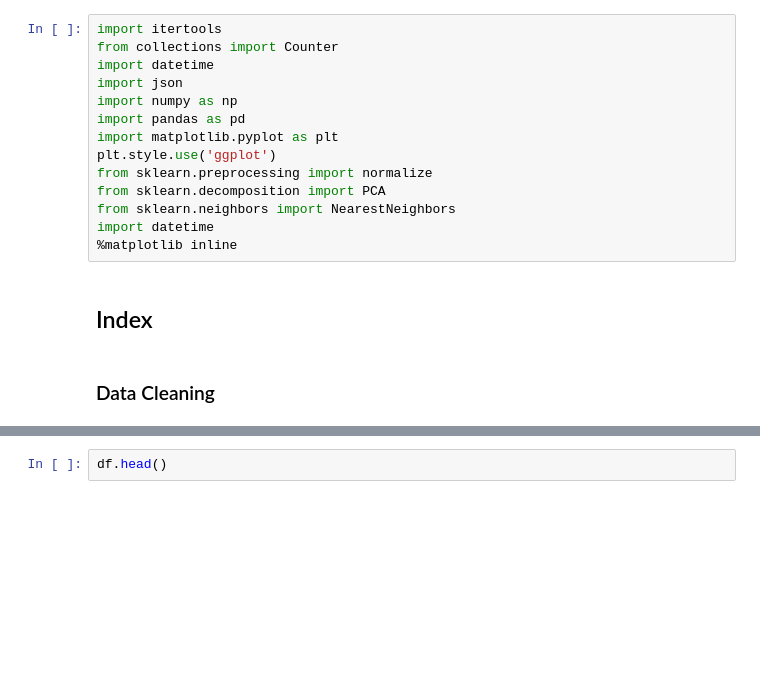
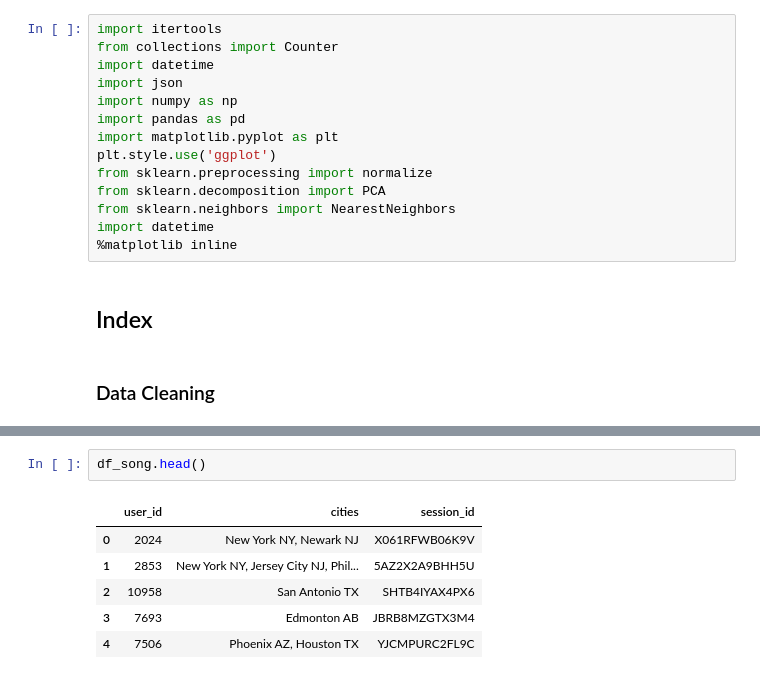
Before and after one commit to dipalira/DS-Challenges, a Jupyter notebook: City Similarity/City Similarity.ipynb, the cells around one changed output, grey strips where cells are left out. Cells and saved outputs as stored; diff of their text form; blank space fills up the shorter version.

```diff
--- a/City Similarity/City Similarity.ipynb
+++ b/City Similarity/City Similarity.ipynb
@@ -59,2 +79,9 @@ KeyError: 'timestamp'
 # %%
-df.head()
+df_song.head()
+# %% [output]
+|  | user_id | cities | session_id |
+| 0 | 2024 | New York NY, Newark NJ | X061RFWB06K9V |
+| 1 | 2853 | New York NY, Jersey City NJ, Phil... | 5AZ2X2A9BHH5U |
+| 2 | 10958 | San Antonio TX | SHTB4IYAX4PX6 |
+| 3 | 7693 | Edmonton AB | JBRB8MZGTX3M4 |
+| 4 | 7506 | Phoenix AZ, Houston TX | YJCMPURC2FL9C |
```
Also changed, not shown: parts of 18 cells of this notebook.
